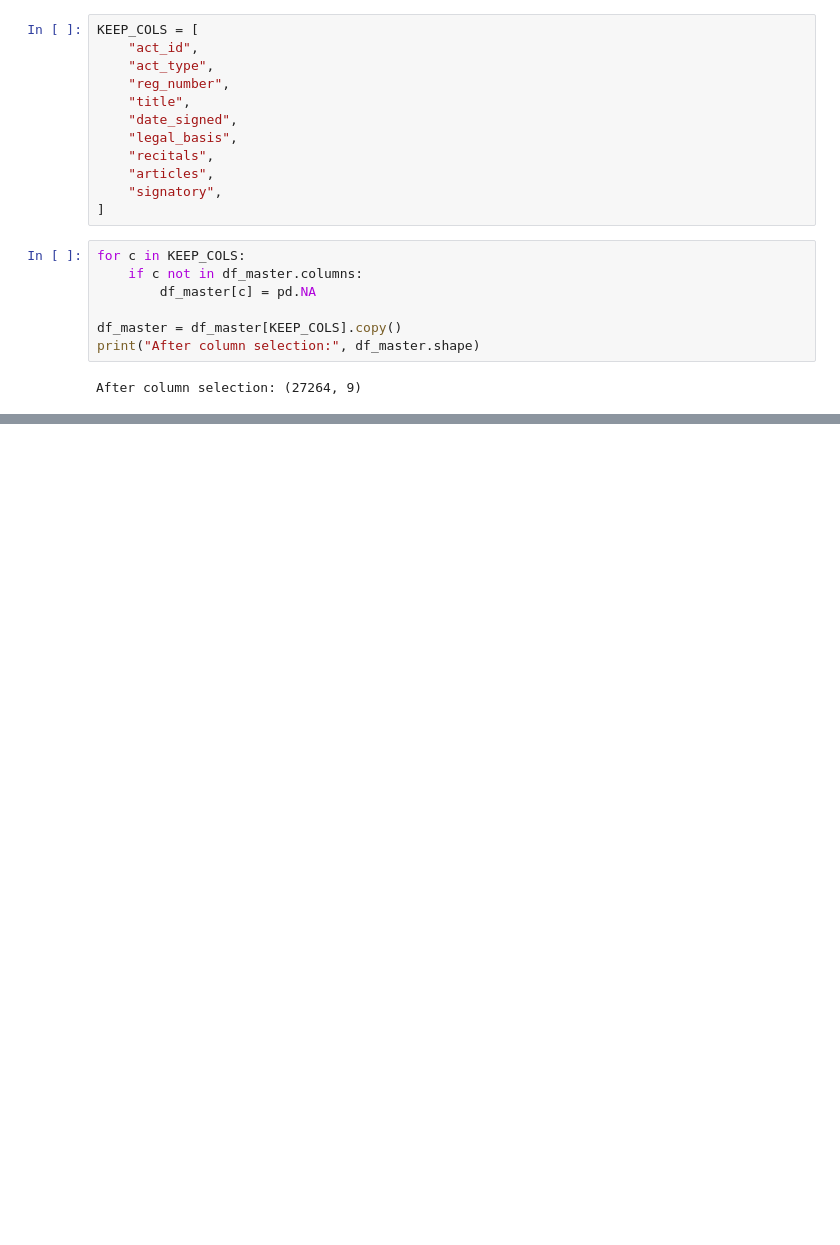
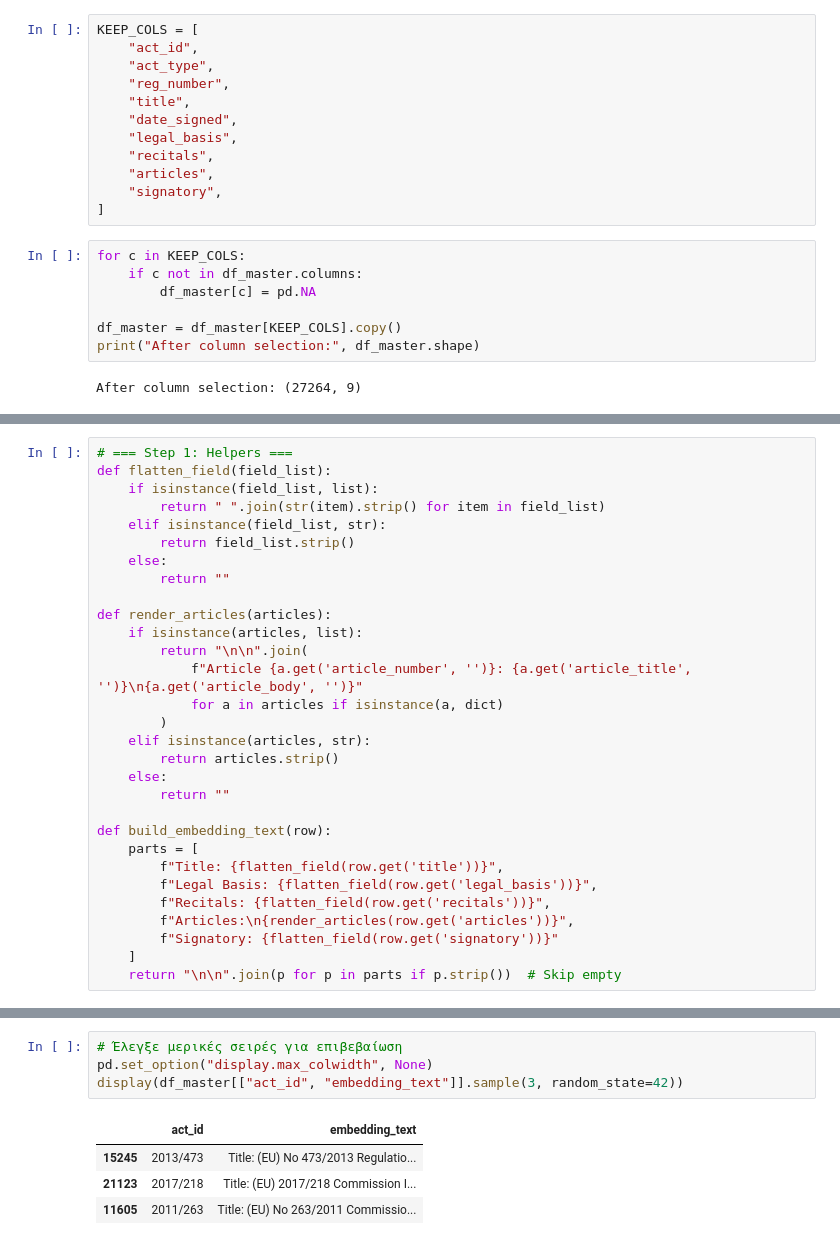
Before and after one commit to Cody9494/LEGALSKEPSIS-DATA, a Jupyter notebook: LAWSKPEPSIS_STEP3.ipynb, the cells around one changed output, grey strips where cells are left out. Drawn from its saved outputs; the diff is of its cells as text; blank space fills up the shorter version.

```diff
--- a/LAWSKPEPSIS_STEP3.ipynb
+++ b/LAWSKPEPSIS_STEP3.ipynb
@@ -789,0 +204,30 @@ results = df.iloc[I[0]][["internalId", "name", "description", "legislationPassed
+# %%
+# === Step 1: Helpers ===
+def flatten_field(field_list):
+    if isinstance(field_list, list):
+        return " ".join(str(item).strip() for item in field_list)
+    elif isinstance(field_list, str):
+        return field_list.strip()
+    else:
+        return ""
+
+def render_articles(articles):
+    if isinstance(articles, list):
+        return "\n\n".join(
+            f"Article {a.get('article_number', '')}: {a.get('article_title', '')}\n{a.get('article_body', '')}"
+            for a in articles if isinstance(a, dict)
+        )
+    elif isinstance(articles, str):
+        return articles.strip()
+    else:
+        return ""
+
+def build_embedding_text(row):
+    parts = [
+        f"Title: {flatten_field(row.get('title'))}",
+        f"Legal Basis: {flatten_field(row.get('legal_basis'))}",
+        f"Recitals: {flatten_field(row.get('recitals'))}",
+        f"Articles:\n{render_articles(row.get('articles'))}",
+        f"Signatory: {flatten_field(row.get('signatory'))}"
+    ]
+    return "\n\n".join(p for p in parts if p.strip())  # Skip empty
@@ -789,0 +253,9 @@ results = df.iloc[I[0]][["internalId", "name", "description", "legislationPassed
+# %%
+# Έλεγξε μερικές σειρές για επιβεβαίωση
+pd.set_option("display.max_colwidth", None)
+display(df_master[["act_id", "embedding_text"]].sample(3, random_state=42))
+# %% [output]
+|  | act_id | embedding_text |
+| 15245 | 2013/473 | Title: (EU) No 473/2013 Regulatio... |
+| 21123 | 2017/218 | Title: (EU) 2017/218 Commission I... |
+| 11605 | 2011/263 | Title: (EU) No 263/2011 Commissio... |
```
Also changed, not shown: parts of 56 cells of this notebook.
